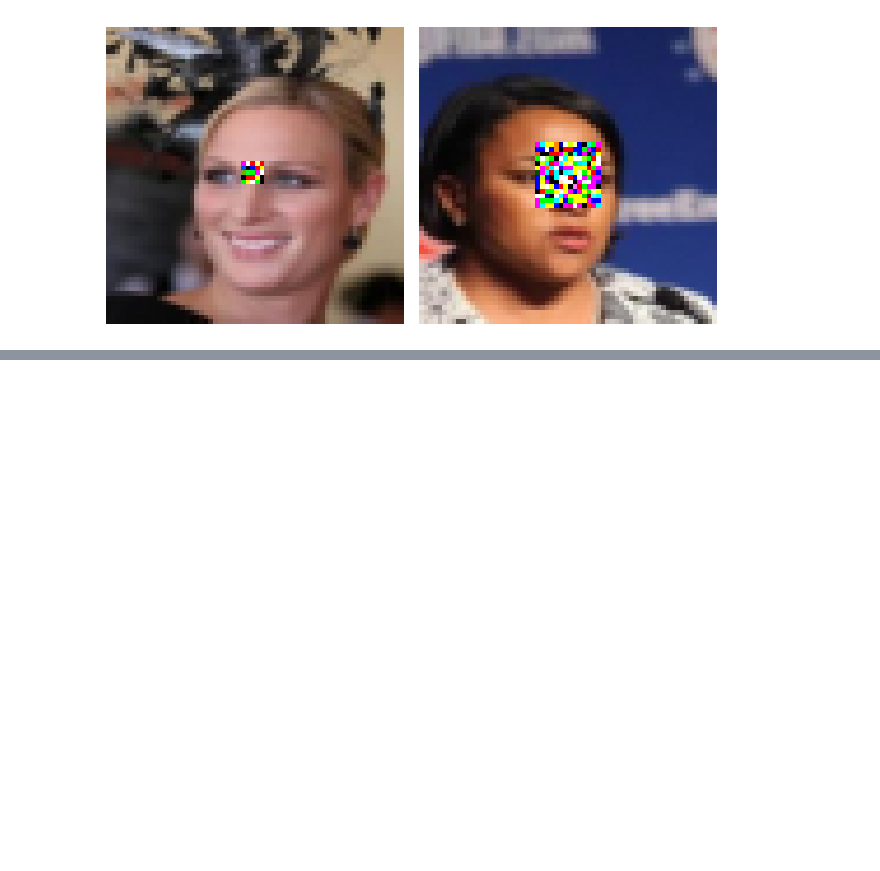
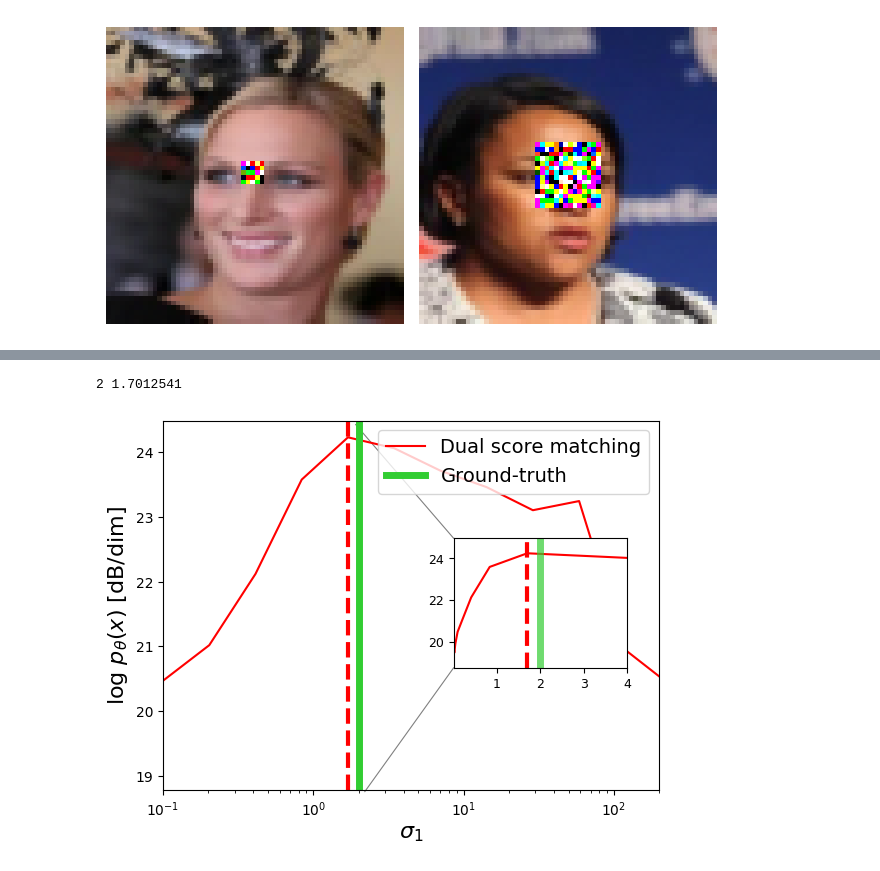
Before and after one commit to nzilberstein/Anisotropic-energy-Model, a Jupyter notebook: blind_exp_oficial.ipynb, the cells around one changed output, grey strips where cells are left out. Cells and saved outputs as stored; diff of their text form; code cells hidden in the pictures; blank space fills up the shorter version.

```diff
--- a/blind_exp_oficial.ipynb
+++ b/blind_exp_oficial.ipynb
@@ -380,0 +368,68 @@ for sigma in [0.1, 2]:
+# %%
+fig, ax = plt.subplots()
+
+noise_np = noise_levels.detach().cpu().numpy()
+y_vals = (10.0 / np.log(10)) * ((-output_reg_d2.detach().cpu().numpy() + constant) / CHW)
+sigma_hat = noise_np[np.argmin(output_reg_d2.detach().cpu().numpy())]
+
+ax.plot(noise_np, y_vals, '-', color='red', label='Dual score matching')
+ax.axvline(x=sigma, linewidth=5, label='Ground-truth', color='limegreen')
+ax.axvline(x=sigma_hat, linewidth=3, linestyle='--', color='red')
+ax.legend(fontsize=14, loc = 1)
+ax.set_xlabel(r"$\sigma_1$", fontsize=16)
+ax.set_ylabel(r"log $p_{\theta}(x)$ [dB/dim]", fontsize=16)
+# ax.set_xlim([-10, 200])
+ax.set_xscale('log')
+ax.set_xlim([0.1, 200])
+
+# --- Inset zoom ---
+from mpl_toolkits.axes_grid1.inset_locator import inset_axes, mark_inset
+
+# Move the inset by changing loc or using bbox_to_anchor
+# loc options: 'upper right', 'upper left', 'lower right', 'lower left', etc.
+# For precise positioning, use bbox_to_anchor (x, y, width, height) in axes fraction:
+axins = inset_axes(ax, width="35%", height="35%",
+                   bbox_to_anchor=(-0.05, -0.3, 1, 1),  # (x, y, w, h) in axes coords
+                   bbox_transform=ax.transAxes,
+                   loc='upper right')
+axins.plot(noise_np, y_vals, '-', color='red')
+axins.axvline(x=sigma, linewidth=5, color='limegreen', alpha=0.7)
+axins.axvline(x=sigma_hat, linewidth=3, linestyle='--', color='red')
+
+# Wider zoom window: sigma ± 30% of sigma (or at least ±1)
+zoom_half = max(sigma * 0.3, 1.0)
+x1, x2 = 0.01, 4
+axins.set_xlim(x1, x2)
+
+# Auto y-limits from data in that range
+mask = (noise_np >= x1) & (noise_np <= x2)
+if mask.any():
+    y_min, y_max = y_vals[mask].min(), y_vals[mask].max()
+    y_pad = max((y_max - y_min) * 0.15, 0.5)
+    axins.set_ylim(y_min - y_pad, y_max + y_pad)
+
+axins.tick_params(labelsize=9)
+# Manual connector lines from zoom region to inset box
+from matplotlib.patches import ConnectionPatch
+
+# Line from top of zoom region to upper-left corner of inset
+con1 = ConnectionPatch(
+    xyA=(x1 + 1.9, y_max + 0.2), coordsA=ax.transData,   # point on main axes
+    xyB=(0, 1), coordsB=axins.transAxes,               # upper-left of inset
+    color="0.5", linewidth=0.8)
+ax.add_artist(con1)
+
+# Line from bottom of zoom region to lower-left corner of inset
+con2 = ConnectionPatch(
+    xyA=(x2 - 1.8, y_min - y_pad), coordsA=ax.transData,
+    xyB=(0, 0), coordsB=axins.transAxes,
+    color="0.5", linewidth=0.8)
+ax.add_artist(con2)
+
+print(sigma, sigma_hat)
+ii = ii + 1
+
+plt.savefig("blind_log_sigma2_box20.pdf")
+# %% [output]
+2 1.7012541
+[figure, added]
```
Also changed, not shown: parts of 3 cells of this notebook, 21 other files.
